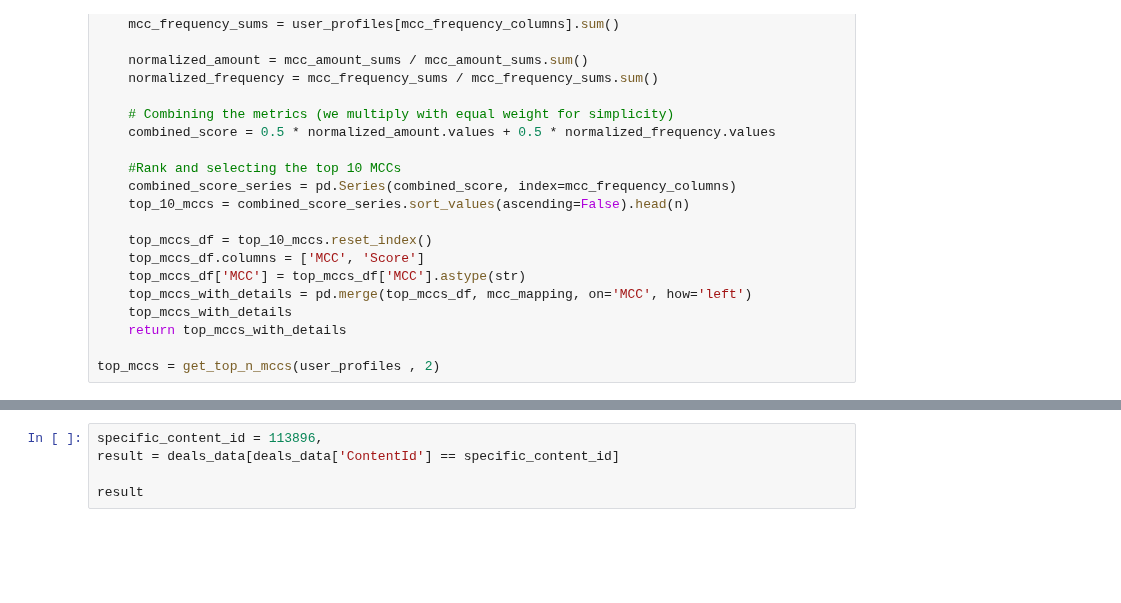
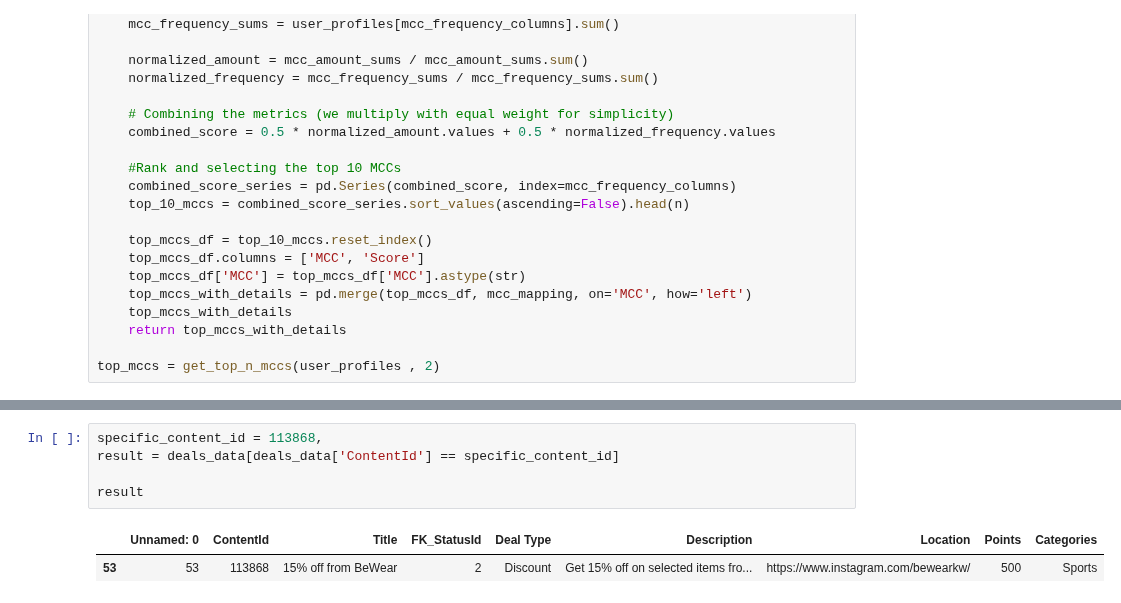
Before and after one commit to DboukAli98/KFHXRelatedAi, a Jupyter notebook: NoteBooks/Model Generation/Reward_CBF_Research.ipynb, the cells around one changed output, grey strips where cells are left out. Drawn from its saved outputs; the diff is of its cells as text; blank space fills up the shorter version.

```diff
--- a/NoteBooks/Model Generation/Reward_CBF_Research.ipynb
+++ b/NoteBooks/Model Generation/Reward_CBF_Research.ipynb
@@ -248,8 +287,11 @@ for content_id, score in zip(*recommendations):
 # %%
-specific_content_id = 113896,
+specific_content_id = 113868,
 result = deals_data[deals_data['ContentId'] == specific_content_id]
 
 result
+# %% [output]
+|  | Unnamed: 0 | ContentId | Title | FK_StatusId | Deal Type | Description | Location | Points | Categories |
+| 53 | 53 | 113868 | 15% off from BeWear | 2 | Discount | Get 15% off on selected items fro... | https://www.instagram.com/bewearkw/ | 500 | Sports |
 # %%
 mcc_scores = calculate_user_interest_score(user_id)
 
```
Also changed, not shown: parts of 7 cells of this notebook, 1 other file.
